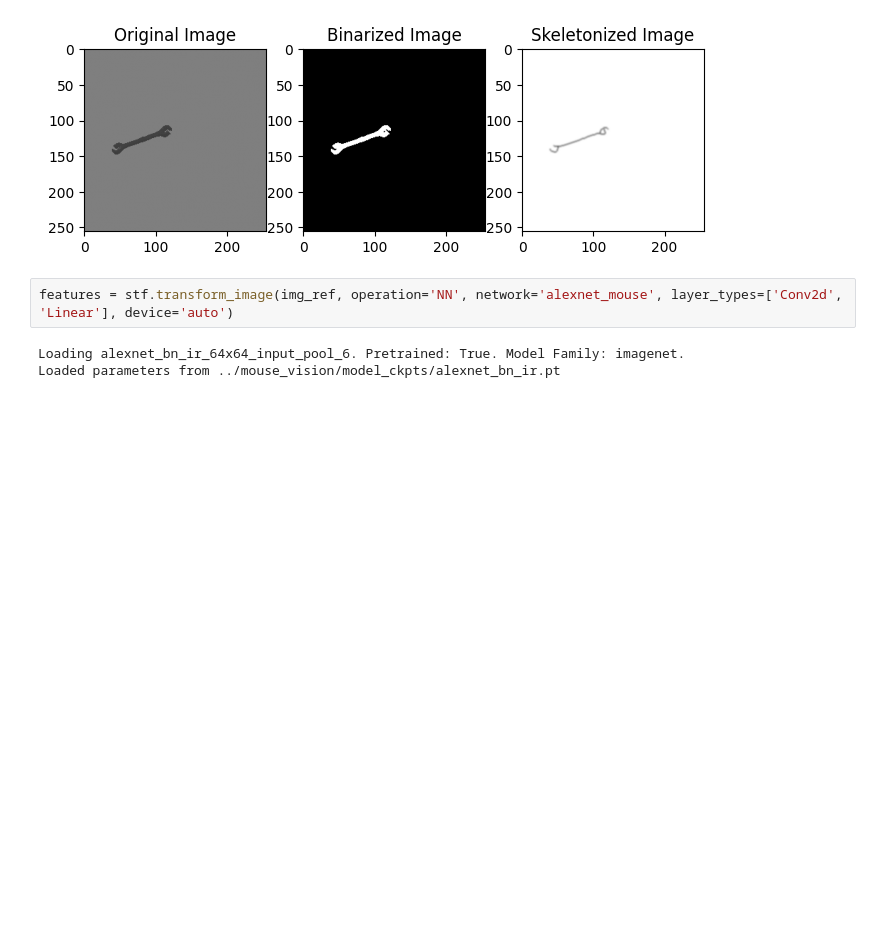
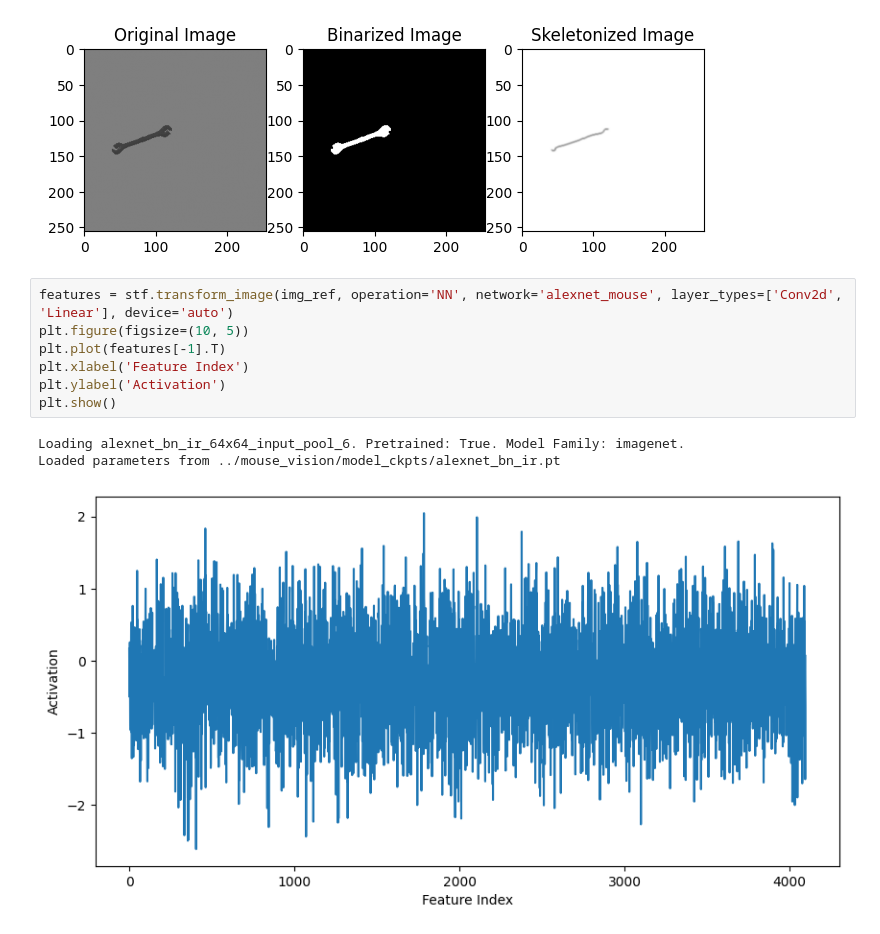
Before and after one commit to emeyer121/StimulusModeling, a Jupyter notebook: tutorial/stim_transformations_tutorial.ipynb, the cells around one changed output. Cells and saved outputs as stored; diff of their text form; blank space fills up the shorter version.

```diff
--- a/tutorial/stim_transformations_tutorial.ipynb
+++ b/tutorial/stim_transformations_tutorial.ipynb
@@ -193,6 +193,12 @@ plt.show()
 [figure]
 # %%
 features = stf.transform_image(img_ref, operation='NN', network='alexnet_mouse', layer_types=['Conv2d', 'Linear'], device='auto')
+plt.figure(figsize=(10, 5))
+plt.plot(features[-1].T)
+plt.xlabel('Feature Index')
+plt.ylabel('Activation')
+plt.show()
 # %% [output]
 Loading alexnet_bn_ir_64x64_input_pool_6. Pretrained: True. Model Family: imagenet.
 Loaded parameters from ../mouse_vision/model_ckpts/alexnet_bn_ir.pt
+[figure, added]
```
Also changed, not shown: 2 other files.
